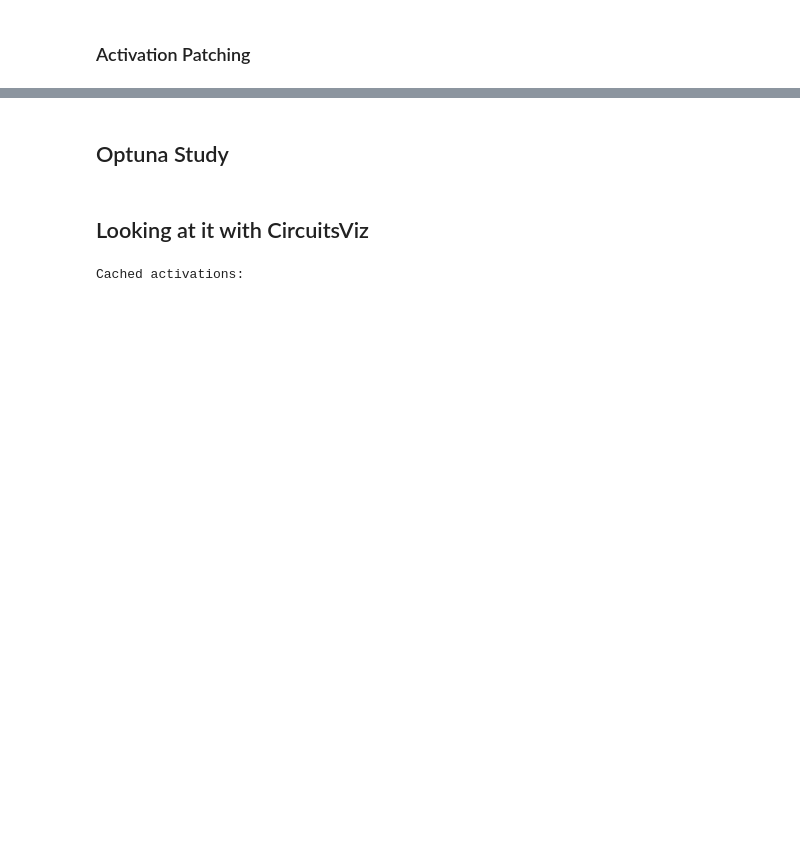
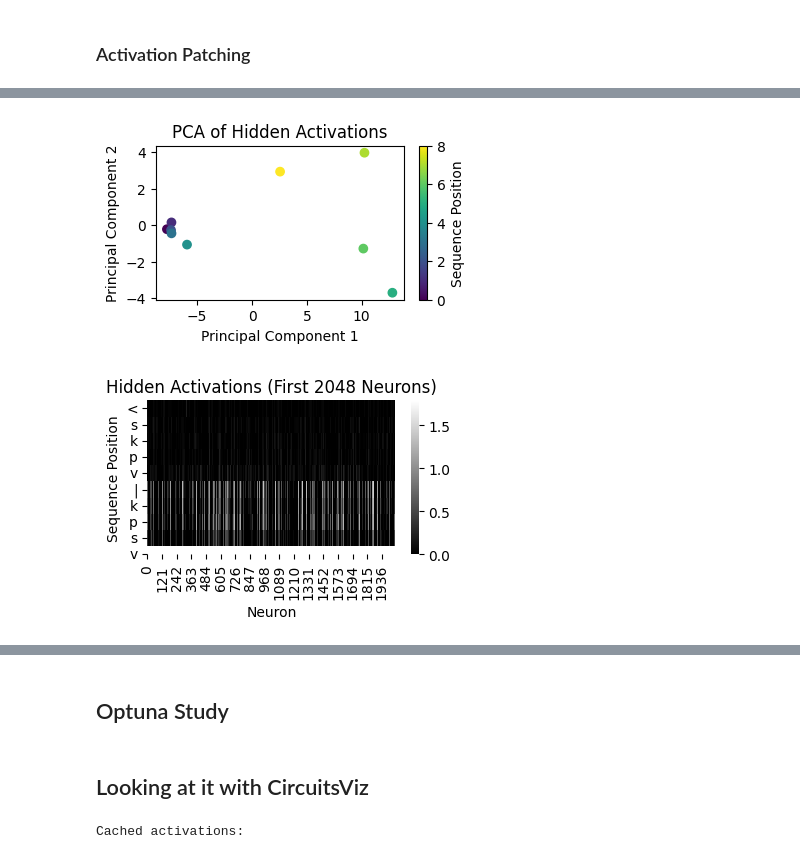
Before and after one commit to b-schoen/gpt_from_scratch, a Jupyter notebook: toy_problem_hooked_transformer.ipynb, the cells around one changed output, grey strips where cells are left out. Cells and saved outputs as stored; diff of their text form; code cells hidden in the pictures; blank space fills up the shorter version.

```diff
--- a/toy_problem_hooked_transformer.ipynb
+++ b/toy_problem_hooked_transformer.ipynb
@@ -1391,0 +1907,38 @@ cv.attention.attention_heads?
+# %%
+# 4. Visualize Hidden Activations of MLP (hidden_activations)
+# Due to the high dimensionality (2048), we might need to reduce dimensions
+from sklearn.decomposition import PCA
+
+# Apply PCA to reduce dimensions to 2 for visualization
+activations = transcoder_results.hidden_activations.squeeze(0).detach().cpu().numpy()
+pca = PCA(n_components=2)
+reduced_activations = pca.fit_transform(activations.reshape(-1, activations.shape[-1]))
+
+# Plot the PCA-reduced activations
+plt.figure(figsize=(4, 2))
+scatter = plt.scatter(
+    reduced_activations[:, 0],
+    reduced_activations[:, 1],
+    c=np.arange(activations.shape[0]),
+    cmap="viridis",
+)
+plt.colorbar(scatter, label="Sequence Position")
+plt.title("PCA of Hidden Activations")
+plt.xlabel("Principal Component 1")
+plt.ylabel("Principal Component 2")
+plt.show()
+
+# Alternatively, plot a subset of neurons
+num_neurons_to_plot = 2048  # Adjust based on preference
+selected_neurons = activations[:, :num_neurons_to_plot]
+
+plot_activations(
+    torch.tensor(selected_neurons),
+    title="Hidden Activations (First {} Neurons)".format(num_neurons_to_plot),
+    xlabel="Neuron",
+    tokens=input_tokens_str,
+    cmap="grey",
+)
+# %% [output]
+[figure, added]
+[figure, added]
```
Also changed, not shown: parts of 39 cells of this notebook, 1 other file.
